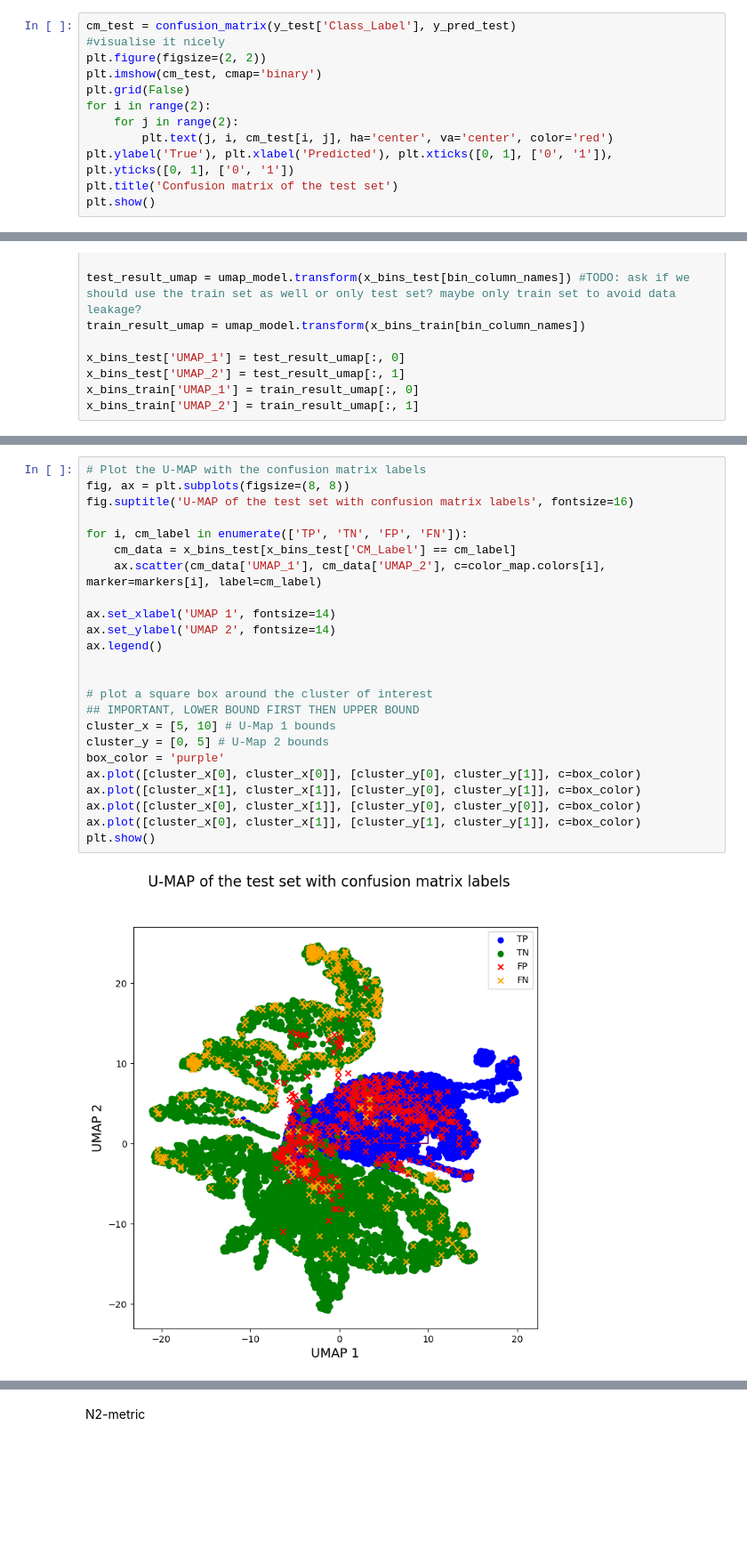
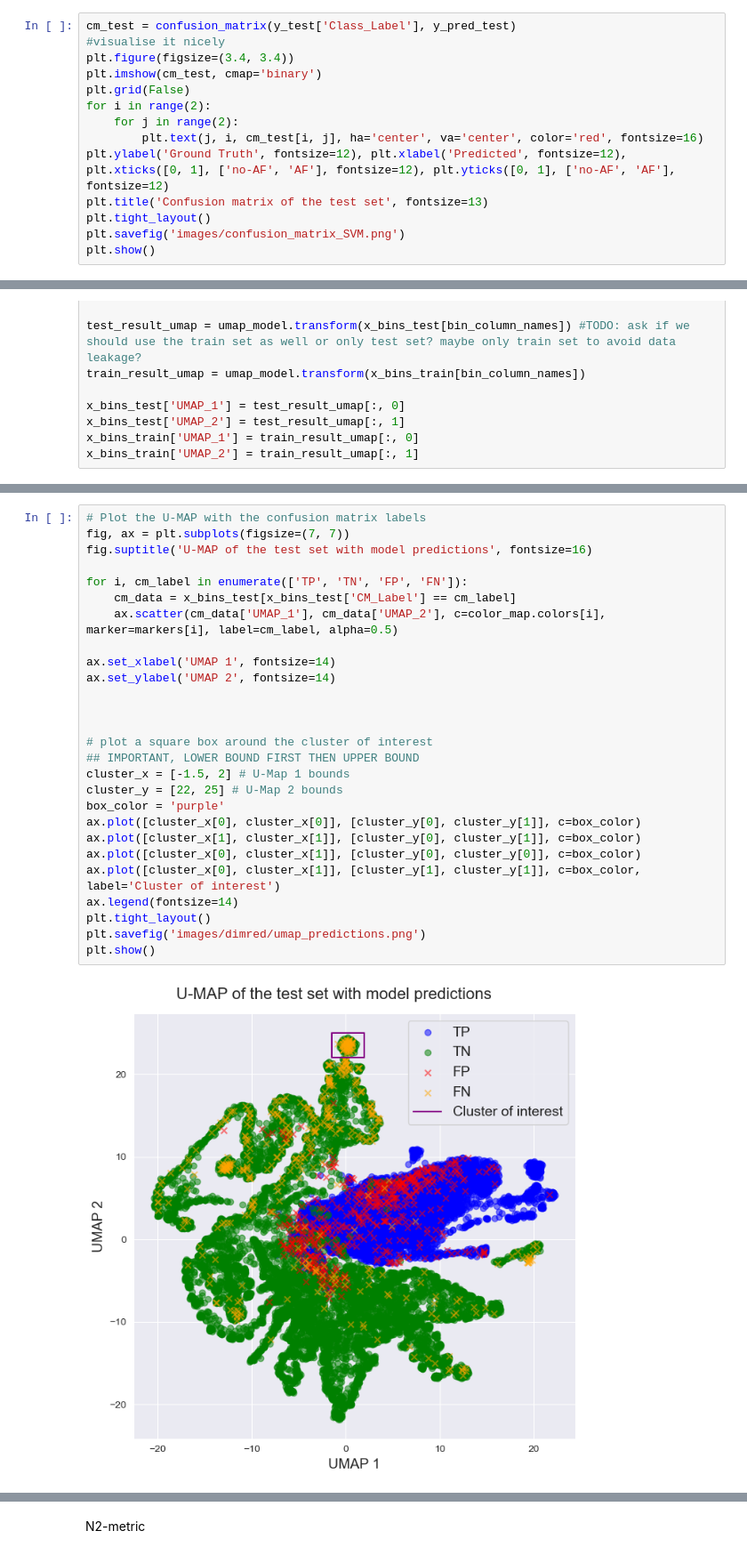
Before and after one commit to gijsdesmit/XAI_project, a Jupyter notebook: Dimensionality_reduction_pipeline.ipynb, the cells around one changed output, grey strips where cells are left out. Shown at 89% size. Cells and saved outputs as stored; diff of their text form; blank space fills up the shorter version.

```diff
--- a/Dimensionality_reduction_pipeline.ipynb
+++ b/Dimensionality_reduction_pipeline.ipynb
@@ -112,13 +112,15 @@ Train accuracy: 0.9538, F1: 0.954
 # %%
 cm_test = confusion_matrix(y_test['Class_Label'], y_pred_test)
 #visualise it nicely
-plt.figure(figsize=(2, 2))
+plt.figure(figsize=(3.4, 3.4))
 plt.imshow(cm_test, cmap='binary')
 plt.grid(False)
 for i in range(2):
     for j in range(2):
-        plt.text(j, i, cm_test[i, j], ha='center', va='center', color='red')
-plt.ylabel('True'), plt.xlabel('Predicted'), plt.xticks([0, 1], ['0', '1']), plt.yticks([0, 1], ['0', '1'])
-plt.title('Confusion matrix of the test set')
+        plt.text(j, i, cm_test[i, j], ha='center', va='center', color='red', fontsize=16)
+plt.ylabel('Ground Truth', fontsize=12), plt.xlabel('Predicted', fontsize=12), plt.xticks([0, 1], ['no-AF', 'AF'], fontsize=12), plt.yticks([0, 1], ['no-AF', 'AF'], fontsize=12)
+plt.title('Confusion matrix of the test set', fontsize=13)
+plt.tight_layout()
+plt.savefig('images/confusion_matrix_SVM.png')
 plt.show()
 # %% [output]
@@ -213,29 +215,32 @@ plt.show()
 # %%
 # Plot the U-MAP with the confusion matrix labels
-fig, ax = plt.subplots(figsize=(8, 8))
-fig.suptitle('U-MAP of the test set with confusion matrix labels', fontsize=16)
+fig, ax = plt.subplots(figsize=(7, 7))
+fig.suptitle('U-MAP of the test set with model predictions', fontsize=16)
 
 for i, cm_label in enumerate(['TP', 'TN', 'FP', 'FN']):
     cm_data = x_bins_test[x_bins_test['CM_Label'] == cm_label]
-    ax.scatter(cm_data['UMAP_1'], cm_data['UMAP_2'], c=color_map.colors[i], marker=markers[i], label=cm_label)
+    ax.scatter(cm_data['UMAP_1'], cm_data['UMAP_2'], c=color_map.colors[i], marker=markers[i], label=cm_label, alpha=0.5)
 
 ax.set_xlabel('UMAP 1', fontsize=14)
 ax.set_ylabel('UMAP 2', fontsize=14)
-ax.legend()
+
 
 
 # plot a square box around the cluster of interest
 ## IMPORTANT, LOWER BOUND FIRST THEN UPPER BOUND
-cluster_x = [5, 10] # U-Map 1 bounds
-cluster_y = [0, 5] # U-Map 2 bounds
+cluster_x = [-1.5, 2] # U-Map 1 bounds
+cluster_y = [22, 25] # U-Map 2 bounds
 box_color = 'purple'
 ax.plot([cluster_x[0], cluster_x[0]], [cluster_y[0], cluster_y[1]], c=box_color)
 ax.plot([cluster_x[1], cluster_x[1]], [cluster_y[0], cluster_y[1]], c=box_color)
 ax.plot([cluster_x[0], cluster_x[1]], [cluster_y[0], cluster_y[0]], c=box_color)
-ax.plot([cluster_x[0], cluster_x[1]], [cluster_y[1], cluster_y[1]], c=box_color)
+ax.plot([cluster_x[0], cluster_x[1]], [cluster_y[1], cluster_y[1]], c=box_color, label='Cluster of interest')
+ax.legend(fontsize=14)
+plt.tight_layout()
+plt.savefig('images/dimred/umap_predictions.png')
 plt.show()
 # %% [output]
-[figure, old version]
+[figure, new version]
 # %%
 # Plot the U-MAP with the ground truth label
 fig, ax = plt.subplots(figsize=(8, 8))
```
Also changed, not shown: parts of 11 cells of this notebook, 3 other files.
